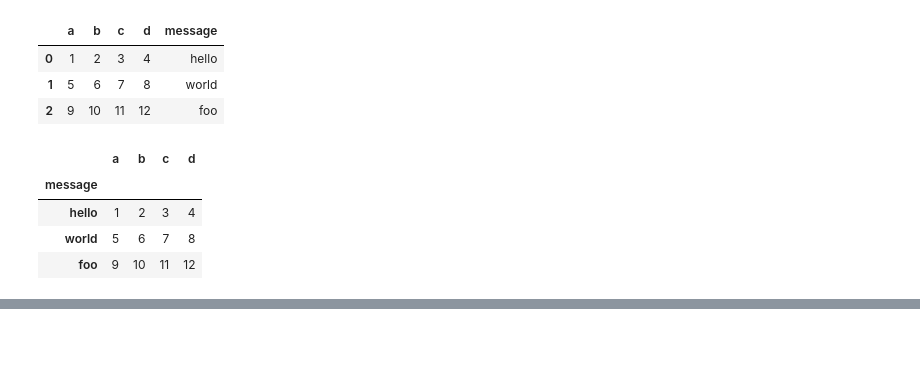
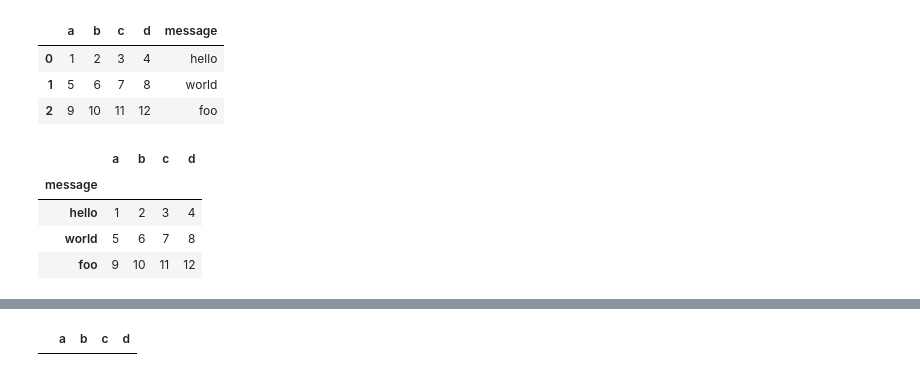
Before and after one commit to jayilpark/Pandas, a Jupyter notebook: PD_practice_ch6.ipynb, the cells around one changed output, grey strips where cells are left out. Drawn from its saved outputs; the diff is of its cells as text; code cells hidden in the pictures; blank space fills up the shorter version.

```diff
--- a/PD_practice_ch6.ipynb
+++ b/PD_practice_ch6.ipynb
@@ -659,0 +616,7 @@ data[0]["title"]
+# %%
+import sqlalchemy as sqla
+db = sqla.create_engine("sqlite:///mydata.sqlite")
+# %%
+pd.read_sql("SELECT * FROM test",db)
+# %% [output]
+|  | a | b | c | d |
```
Also changed, not shown: parts of 37 cells of this notebook.
